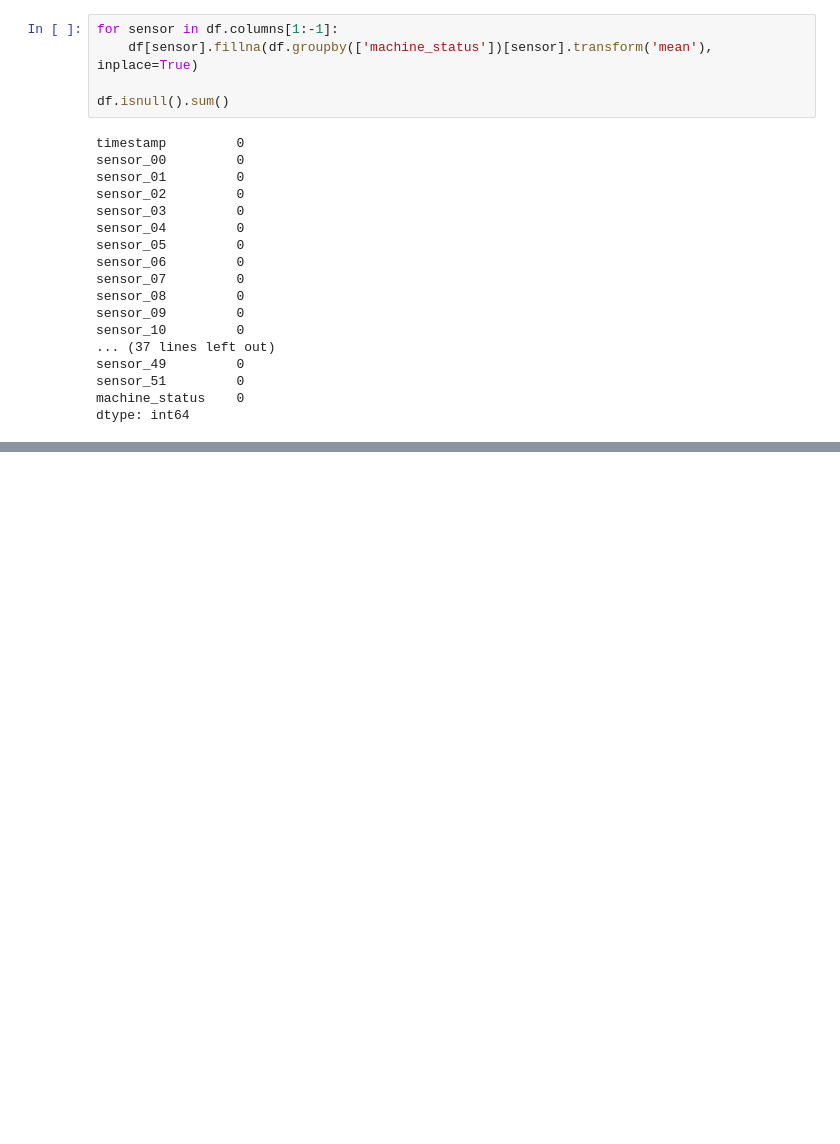
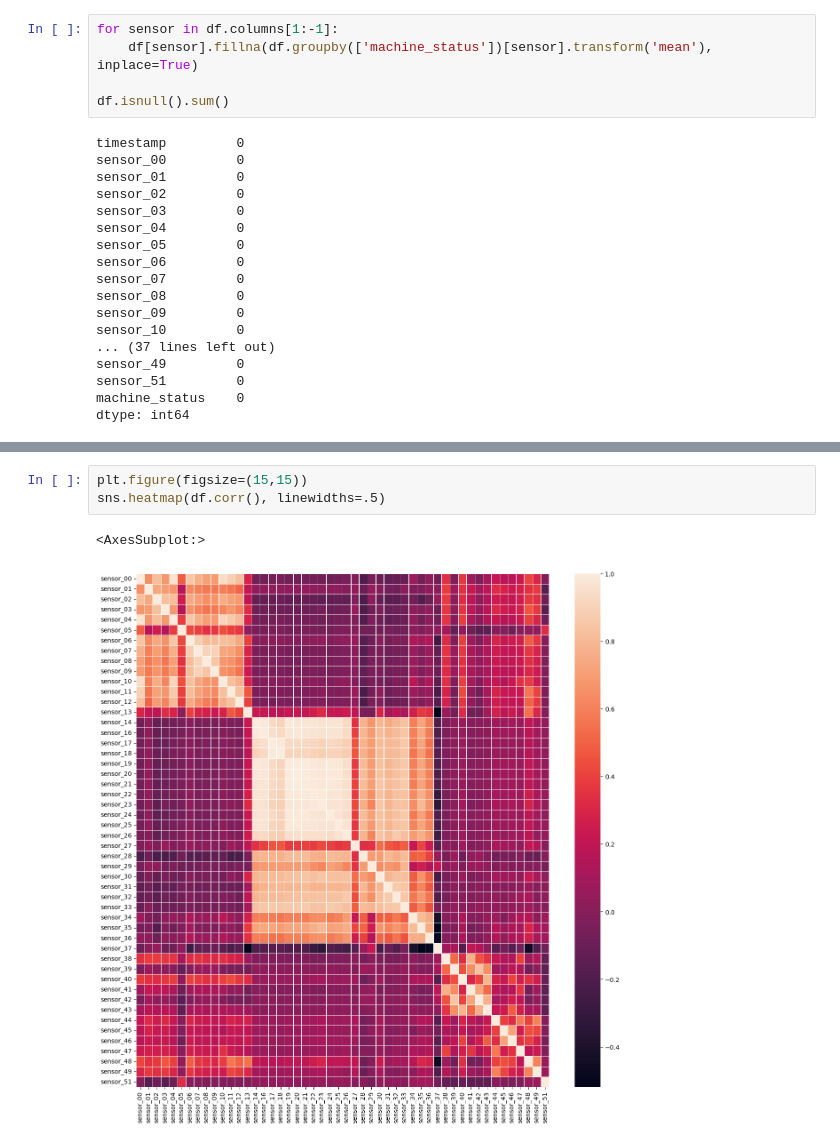
Before and after one commit to ThiagoOliveira001/learningIA, a Jupyter notebook: IA2A2/DESAFIO2/desafio2.ipynb, the cells around one changed output, grey strips where cells are left out. Saved outputs shown, nothing was run; the diff lists cells and outputs as text; blank space fills up the shorter version.

```diff
--- a/IA2A2/DESAFIO2/desafio2.ipynb
+++ b/IA2A2/DESAFIO2/desafio2.ipynb
@@ -171,0 +161,6 @@ Name: sensor_00, Length: 220320, dtype: float64
+# %%
+plt.figure(figsize=(15,15))
+sns.heatmap(df.corr(), linewidths=.5)
+# %% [output]
+<AxesSubplot:>
+[figure, added]
```
Also changed, not shown: parts of 17 cells of this notebook.
